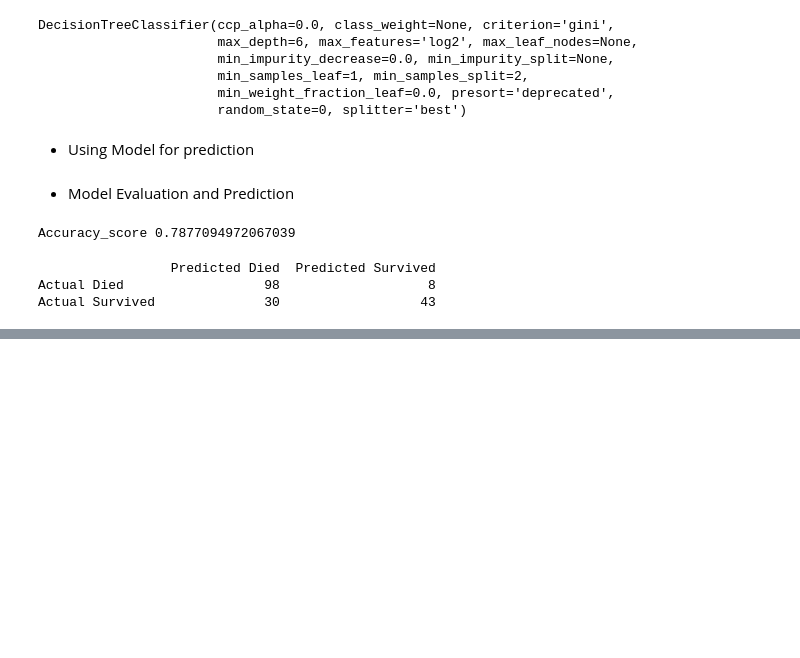
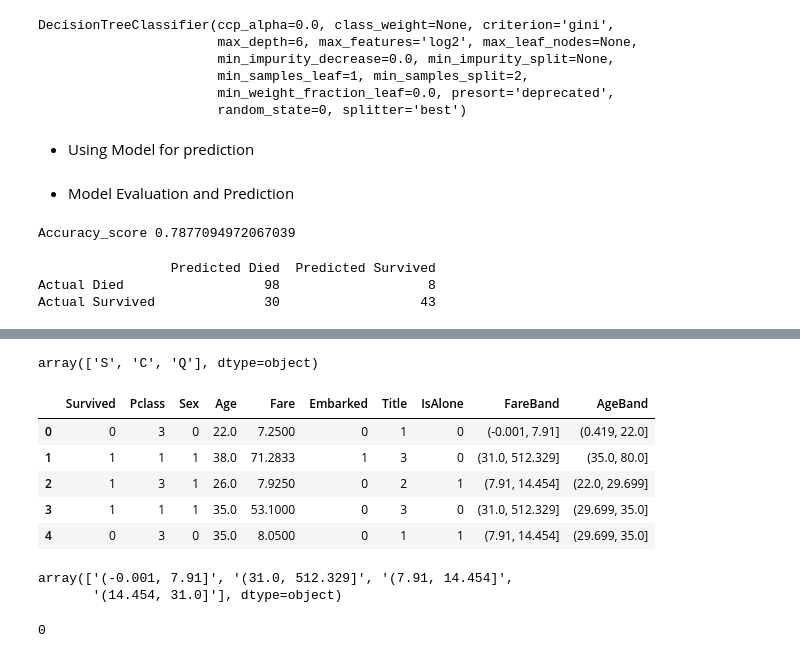
Before and after one commit to ParasNandwani/MLmodels, a Jupyter notebook: DecisionTree.ipynb, the cells around one changed output, grey strips where cells are left out. Cells and saved outputs as stored; diff of their text form; code cells hidden in the pictures; blank space fills up the shorter version.

```diff
--- a/DecisionTree.ipynb
+++ b/DecisionTree.ipynb
@@ -394,0 +561,42 @@ Actual Survived              30                  43
+# %%
+data['FamilySize']=data['SibSp']+data['Parch']+1
+data['IsAlone']=0
+data.loc[data['FamilySize']==1,'IsAlone']=1
+data.head()
+
+data=data.drop(['Parch','SibSp','FamilySize'],axis=1)
+# %%
+#Imputing Missing Value
+data['Age'].fillna(data['Age'].dropna().mean(),inplace=True)
+data['Embarked'].fillna(data['Embarked'].dropna().mode()[0],inplace=True)
+# %%
+#Catagorizing Numerical Values
+data['FareBand']=pd.qcut(data['Fare'],4).astype(str)
+data['AgeBand']=pd.qcut(data['Age'],4).astype(str)
+# %%
+data['Embarked'].unique()
+# %% [output]
+array(['S', 'C', 'Q'], dtype=object)
+# %%
+#Converting Emabark to Number
+
+data['Embarked']=data['Embarked'].map({'S':0, 'C':1, 'Q':2}).astype(int)
+# %%
+data.head()
+# %% [output]
+|  | Survived | Pclass | Sex | Age | Fare | Embarked | Title | IsAlone | FareBand | AgeBand |
+| 0 | 0 | 3 | 0 | 22.0 | 7.2500 | 0 | 1 | 0 | (-0.001, 7.91] | (0.419, 22.0] |
+| 1 | 1 | 1 | 1 | 38.0 | 71.2833 | 1 | 3 | 0 | (31.0, 512.329] | (35.0, 80.0] |
+| 2 | 1 | 3 | 1 | 26.0 | 7.9250 | 0 | 2 | 1 | (7.91, 14.454] | (22.0, 29.699] |
+| 3 | 1 | 1 | 1 | 35.0 | 53.1000 | 0 | 3 | 0 | (31.0, 512.329] | (29.699, 35.0] |
+| 4 | 0 | 3 | 0 | 35.0 | 8.0500 | 0 | 1 | 1 | (7.91, 14.454] | (29.699, 35.0] |
+# %%
+data['AgeBand'].unique()
+data['FareBand'].unique()
+# %% [output]
+array(['(-0.001, 7.91]', '(31.0, 512.329]', '(7.91, 14.454]',
+       '(14.454, 31.0]'], dtype=object)
+# %%
+data['FareBand'].isna().sum()
+# %% [output]
+0
```
Also changed, not shown: parts of 31 cells of this notebook.
